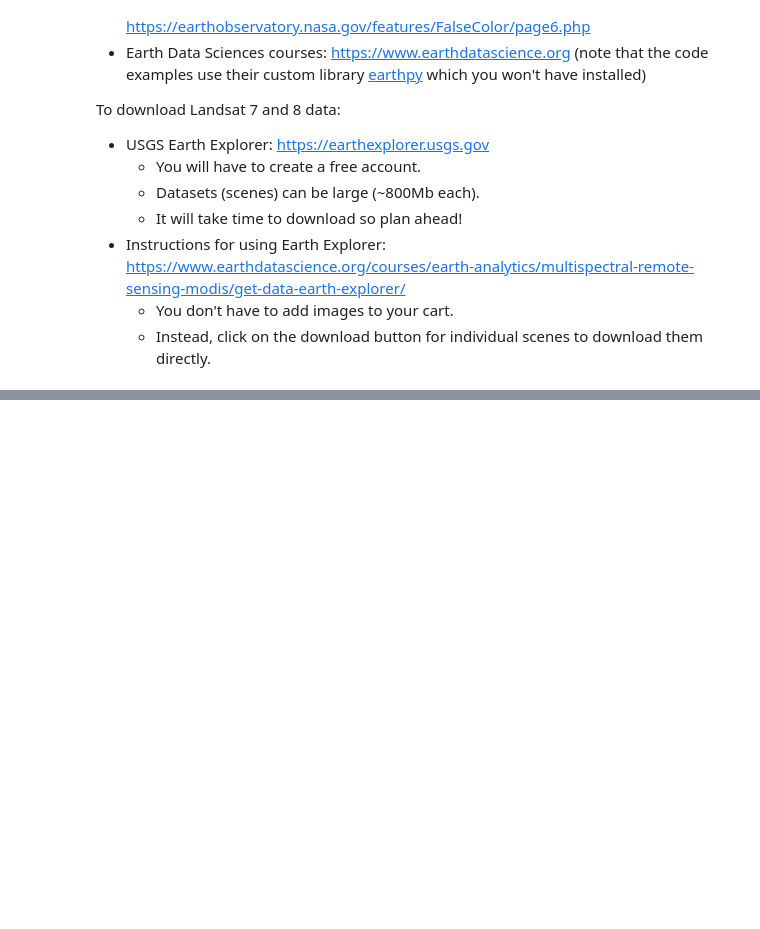
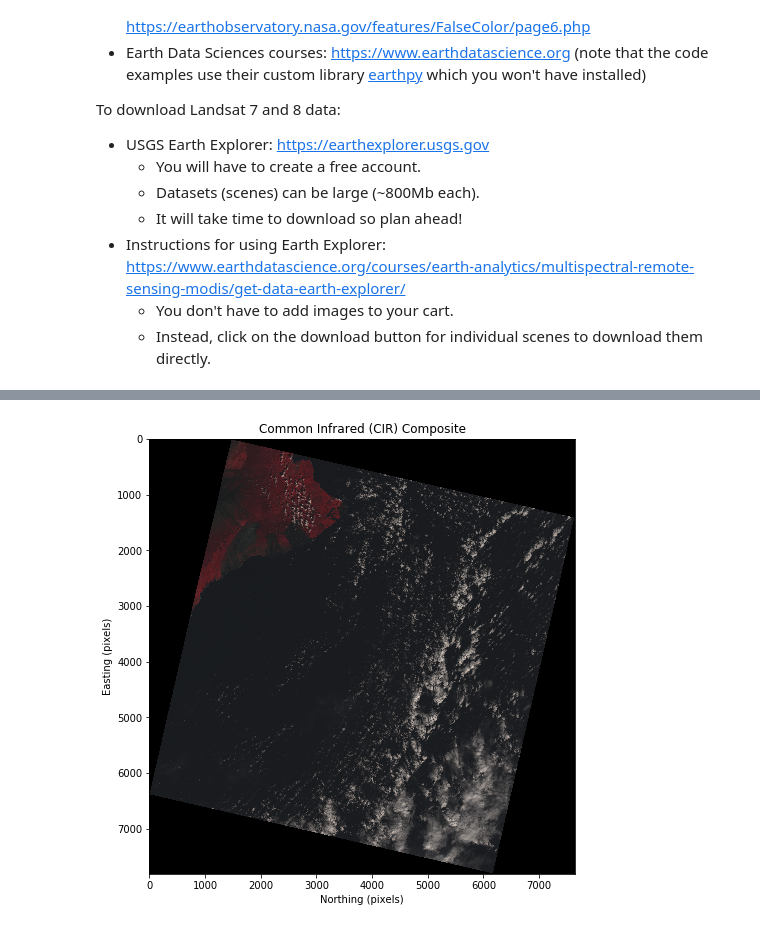
Before and after one commit to leouieda/remote-sensing, a Jupyter notebook: report/remote-sensing-report-template.ipynb, the cells around one changed output, grey strips where cells are left out. Drawn from its saved outputs; the diff is of its cells as text; code cells hidden in the pictures; blank space fills up the shorter version.

```diff
--- a/report/remote-sensing-report-template.ipynb
+++ b/report/remote-sensing-report-template.ipynb
@@ -143,0 +133,23 @@ array([[0.30693098, 0.30693098, 0.30693098, ..., 0.30693098, 0.30693098,
+# %%
+band4 = skimage.io.imread("data/LC08_L1TP_062047_20181208_20181226_01_T1/LC08_L1TP_062047_20181208_20181226_01_T1_B4.TIF")
+band3 = skimage.io.imread("data/LC08_L1TP_062047_20181208_20181226_01_T1/LC08_L1TP_062047_20181208_20181226_01_T1_B3.TIF")
+# %%
+# Number of elements in each dimension of the array
+height, width = band5.shape
+# %%
+# Create an empty array with 3 bands of data type unsigned integer of 16 bits
+composite = np.empty((height, width, 3), dtype="uint16")
+composite[:, :, 0] = band5
+composite[:, :, 1] = band4
+composite[:, :, 2] = band3
+# Rescale the composite to 8bit unsigned integers so that matplotlib can plot it
+composite = skimage.exposure.rescale_intensity(composite, out_range="uint8")
+# %%
+plt.figure(figsize=(9, 8))
+plt.title("Common Infrared (CIR) Composite")
+plt.imshow(composite)
+plt.xlabel("Northing (pixels)")
+plt.ylabel("Easting (pixels)")
+plt.show()
+# %% [output]
+[figure, added]
```
Also changed, not shown: parts of 14 cells of this notebook.
